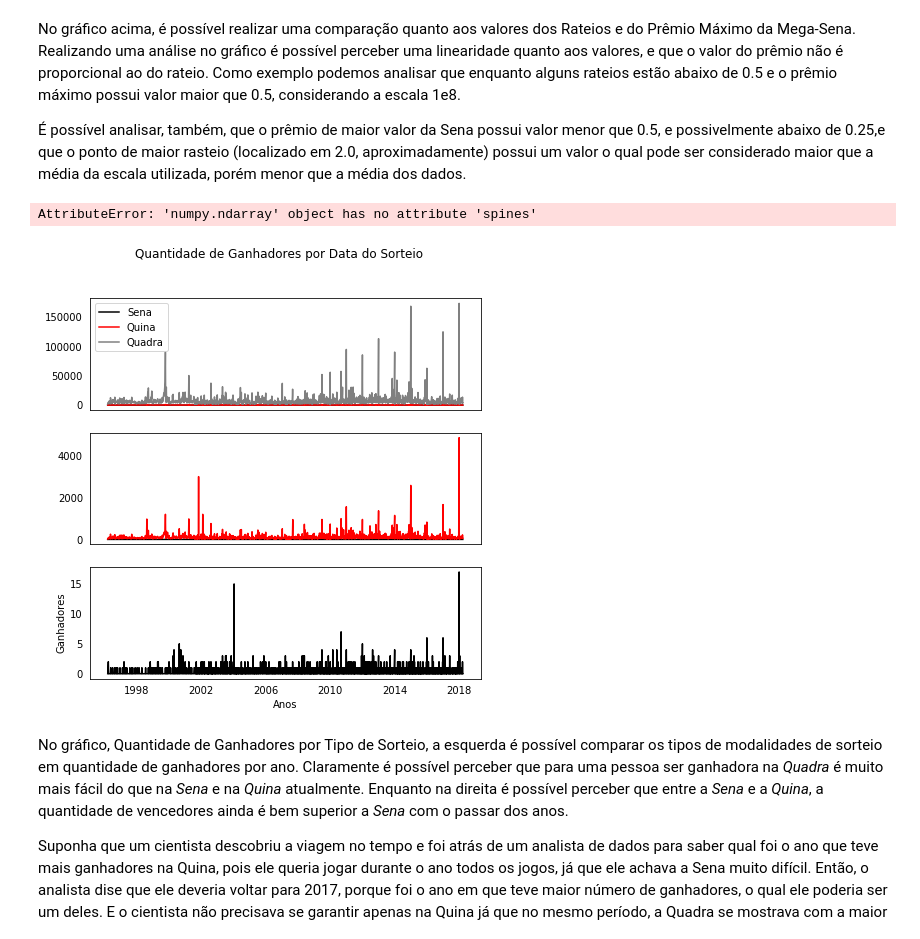
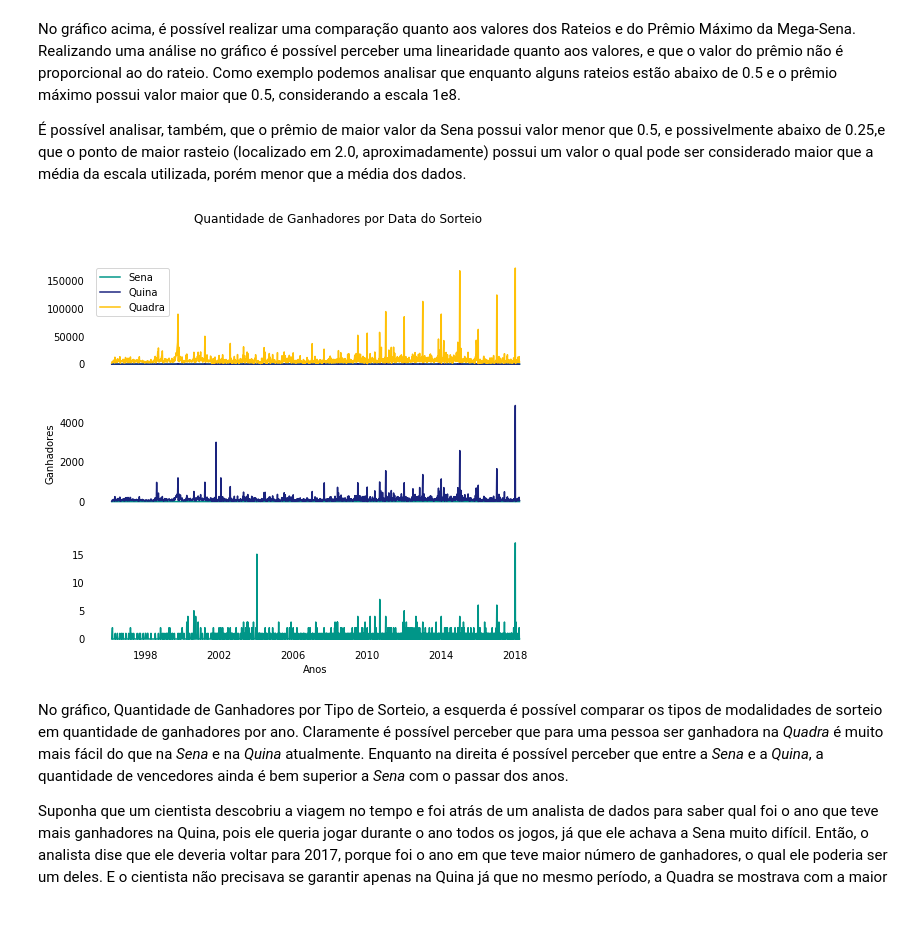
Before and after one commit to henriquedavid/megasena_analyse, a Jupyter notebook: Mega-Sena Analyse.ipynb, the cells around one changed output. Cells and saved outputs as stored; diff of their text form; code cells hidden in the pictures.

Commit message:
Finalização (mudança nas cores).

```diff
--- a/Mega-Sena Analyse.ipynb
+++ b/Mega-Sena Analyse.ipynb
@@ -63,6 +63,11 @@ dados.head()
 # insere em uma tabela no banco de dados.
 dados['premio_maximo'] = dados.Ganhadores_Sena * dados.Rateio_Sena
 # %%
+# Configura algumas cores padrões da loterias da CAIXA
+cor_sena = (0/255, 150/255, 136/255)
+cor_quina = (26/255, 35/255, 126/255)
+cor_quadra = (255/255, 193/255, 7/255)
+
 # Separa as colunas que serão utilizadas no primeiro gráfico.
 cols_analise = ['Rateio_Sena','premio_maximo', 'Arrecadacao_Total', 'Estimativa_Prêmio']
 comparacao_valor_total = dados[cols_analise]
@@ -95,45 +100,49 @@ ganhadores_pano = dados[cols]
 # Gera a figura e o axis que serão utilizados para geração do gráfico.
 fig, axes = plt.subplots(nrows=3, ncols=1, sharex=True, figsize = (7,7));
 
 fig.suptitle("Quantidade de Ganhadores por Data do Sorteio")
 
 # Gera gráfico com os 3 tipos de sorteios (Sena, Quina e Quadra) e compara a quantidade de vencedores durante os anos.
-axes[0].plot(ganhadores_pano['Data Sorteio'], ganhadores_pano['Ganhadores_Sena'], c='black', label= 'Sena')
-axes[0].plot(ganhadores_pano['Data Sorteio'], ganhadores_pano['Ganhadores_Quina'], c='red', label= 'Quina' )
-axes[0].plot(ganhadores_pano['Data Sorteio'], ganhadores_pano['Ganhadores_Quadra'], c='grey', label= 'Quadra' )
+axes[0].plot(ganhadores_pano['Data Sorteio'], ganhadores_pano['Ganhadores_Sena'], c=cor_sena, label= 'Sena')
+axes[0].plot(ganhadores_pano['Data Sorteio'], ganhadores_pano['Ganhadores_Quina'], c=cor_quina, label= 'Quina' )
+axes[0].plot(ganhadores_pano['Data Sorteio'], ganhadores_pano['Ganhadores_Quadra'], c=cor_quadra, label= 'Quadra' )
 # Informa a localização da legenda.
 axes[0].legend(loc='upper left')
 # Informa os nomes para as posições x e y..
 # Remove ticks.
 axes[0].tick_params( bottom = False, left = False )
 
 
 # Gera o gráfico com apenas os dados da Quina e da Sena
-axes[1].plot( ganhadores_pano['Data Sorteio'], ganhadores_pano['Ganhadores_Sena'], c='black', label= 'Sena' )
-axes[1].plot( ganhadores_pano['Data Sorteio'], ganhadores_pano['Ganhadores_Quina'], c='red', label= 'Quina' )
+axes[1].plot( ganhadores_pano['Data Sorteio'], ganhadores_pano['Ganhadores_Sena'], c=cor_sena, label= 'Sena' )
+axes[1].plot( ganhadores_pano['Data Sorteio'], ganhadores_pano['Ganhadores_Quina'], c=cor_quina, label= 'Quina' )
 # Infoma os significados de x e y.
 # Remove ticks.
 axes[1].tick_params( bottom = False, left = False )
+# Informa quem é o y.
+axes[1].set_ylabel('Ganhadores');
 
 # Gera o gráfico com apenas os dados da Sena
-axes[2].plot( ganhadores_pano['Data Sorteio'], ganhadores_pano['Ganhadores_Sena'], c='black', label= 'Sena' )
-# Infoma os significados de x e y.
+axes[2].plot( ganhadores_pano['Data Sorteio'], ganhadores_pano['Ganhadores_Sena'], c=cor_sena, label= 'Sena' )
+# Infoma os significados de x.
 axes[2].set_xlabel('Anos');
-axes[2].set_ylabel('Ganhadores');
 # Remove ticks.
 axes[2].tick_params( bottom = False, left = False )
-
-axes[1].tick_params( bottom = False, left = False)
 
 # Ajusta o espaçamento entre os gráficos.
 plt.subplots_adjust( wspace = 0.30 , left = 0.01, hspace = 0.3)
 
+# Melhorar visualização dos dados
+for i in range(0,3):
+    axes[i].spines["right"].set_visible(False)
+    axes[i].spines["left"].set_visible(False)
+    axes[i].spines["top"].set_visible(False)
+    axes[i].spines["bottom"].set_visible(False)
 
 # A solução poderia ser via for com range(0,3), porém é realizada comparações entre os sorteios, o qual torna dificil fazer
 # a leitura do gráfico, assim foi estudado cada gráfico separadamente.
 # %% [output]
-AttributeError: 'numpy.ndarray' object has no attribute 'spines'
-[figure, old version]
+[figure, new version]
 # %% [markdown]
 No gráfico, Quantidade de Ganhadores por Tipo de Sorteio, a esquerda é possível comparar os tipos de modalidades de sorteio em quantidade de ganhadores por ano. Claramente é possível perceber que para uma pessoa ser ganhadora na *Quadra* é muito mais fácil do que na *Sena* e na *Quina* atualmente. Enquanto na direita é possível perceber que entre a *Sena* e a *Quina*, a quantidade de vencedores ainda é bem superior a *Sena* com o passar dos anos.
 
```
Also changed, not shown: parts of 1 cell of this notebook.
